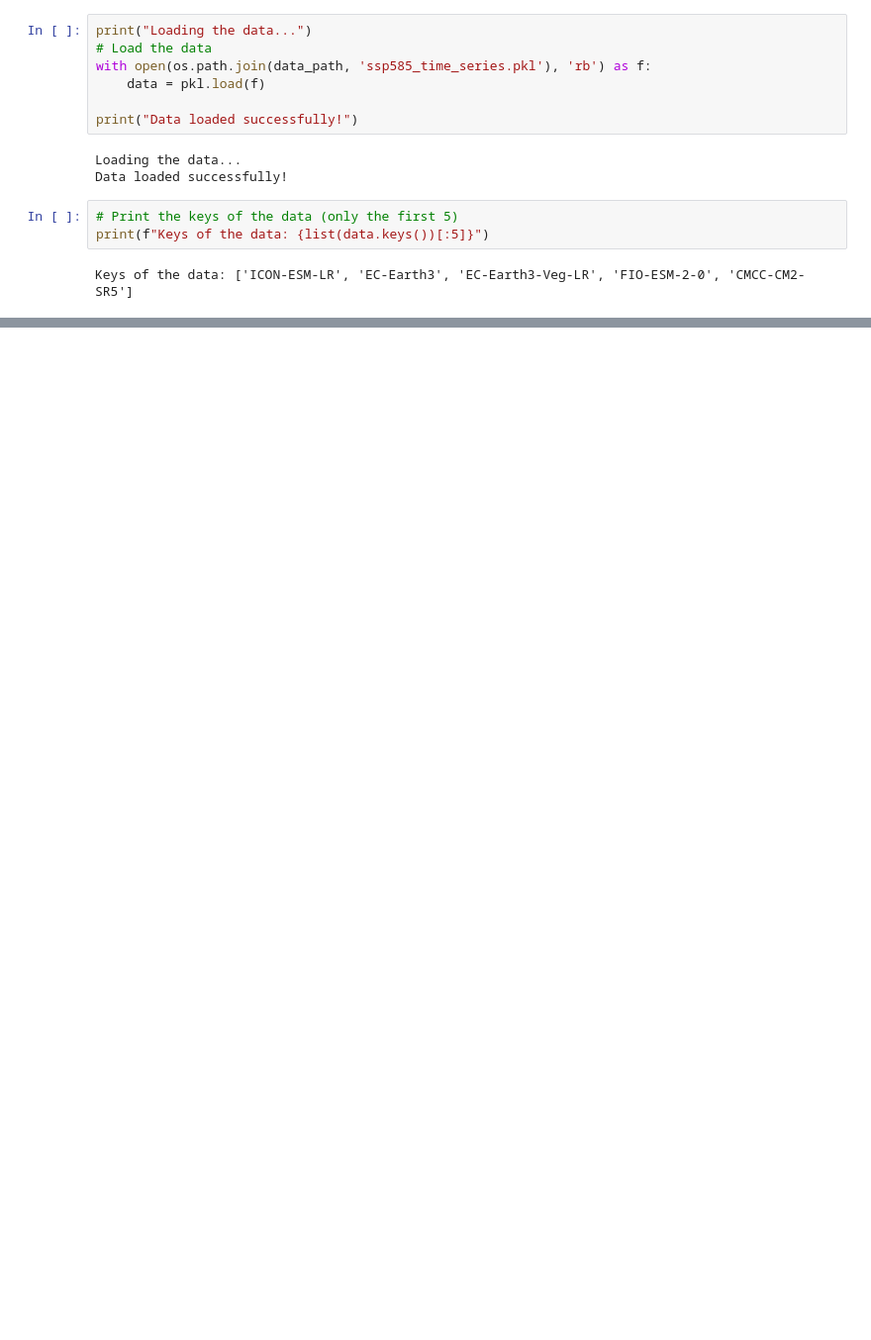
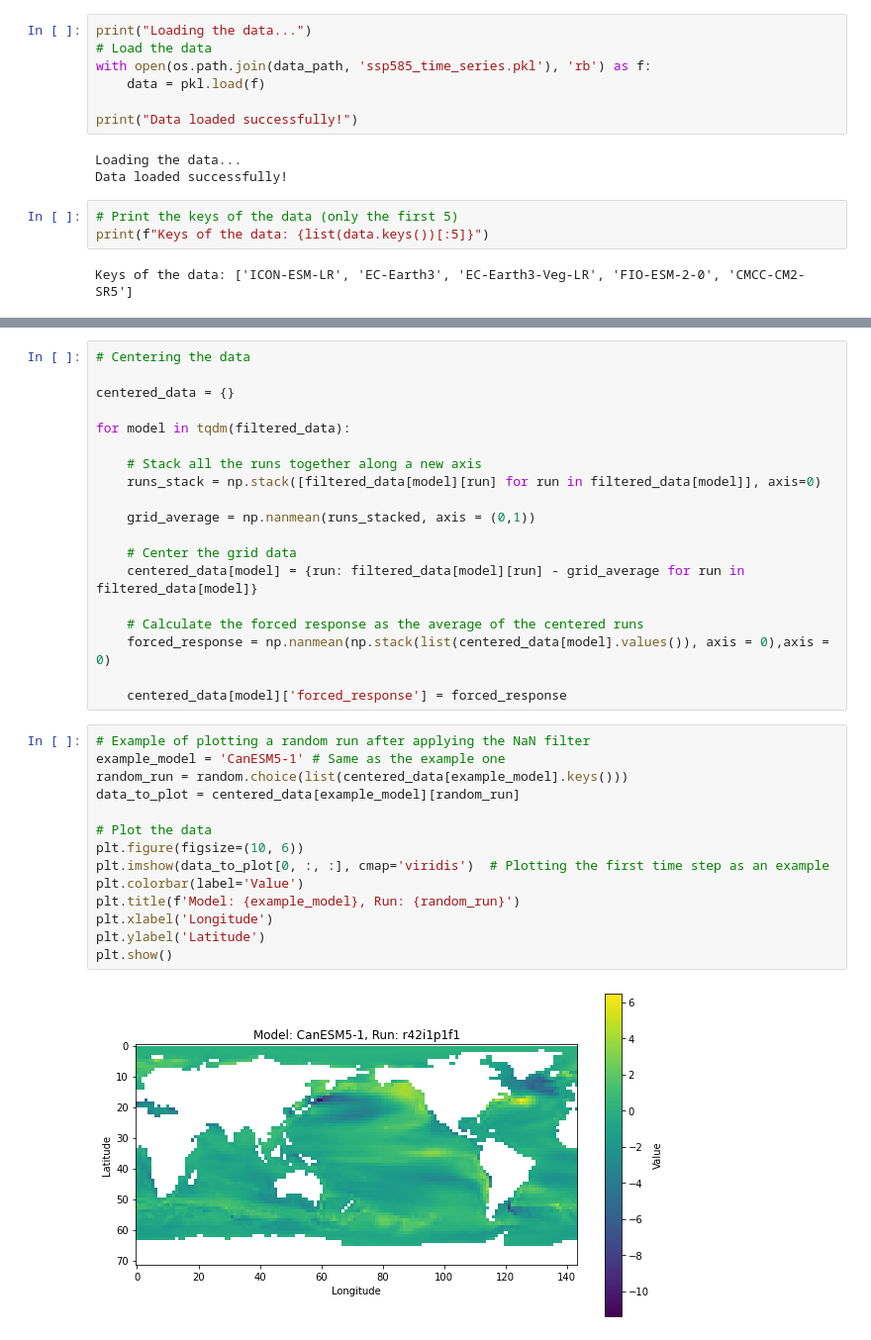
Before and after one commit to Victor2175/gm4cs-l, a Jupyter notebook: Data_exploration.ipynb, the cells around one changed output, grey strips where cells are left out. Shown at 99% size. Cells and saved outputs as stored; diff of their text form; blank space fills up the shorter version.

```diff
--- a/Data_exploration.ipynb
+++ b/Data_exploration.ipynb
@@ -199,0 +135,35 @@ interpolated_models_list = [{"model_name" : model, "interpolated_data" : fill_na
+# %%
+# Centering the data
+
+centered_data = {}
+
+for model in tqdm(filtered_data):
+
+    # Stack all the runs together along a new axis
+    runs_stack = np.stack([filtered_data[model][run] for run in filtered_data[model]], axis=0)
+
+    grid_average = np.nanmean(runs_stacked, axis = (0,1))
+
+    # Center the grid data
+    centered_data[model] = {run: filtered_data[model][run] - grid_average for run in filtered_data[model]}
+
+    # Calculate the forced response as the average of the centered runs
+    forced_response = np.nanmean(np.stack(list(centered_data[model].values()), axis = 0),axis = 0)
+
+    centered_data[model]['forced_response'] = forced_response
+# %%
+# Example of plotting a random run after applying the NaN filter
+example_model = 'CanESM5-1' # Same as the example one
+random_run = random.choice(list(centered_data[example_model].keys()))
+data_to_plot = centered_data[example_model][random_run]
+
+# Plot the data
+plt.figure(figsize=(10, 6))
+plt.imshow(data_to_plot[0, :, :], cmap='viridis')  # Plotting the first time step as an example
+plt.colorbar(label='Value')
+plt.title(f'Model: {example_model}, Run: {random_run}')
+plt.xlabel('Longitude')
+plt.ylabel('Latitude')
+plt.show()
+# %% [output]
+[figure, added]
```
Also changed, not shown: parts of 30 cells of this notebook, 1 other file.
